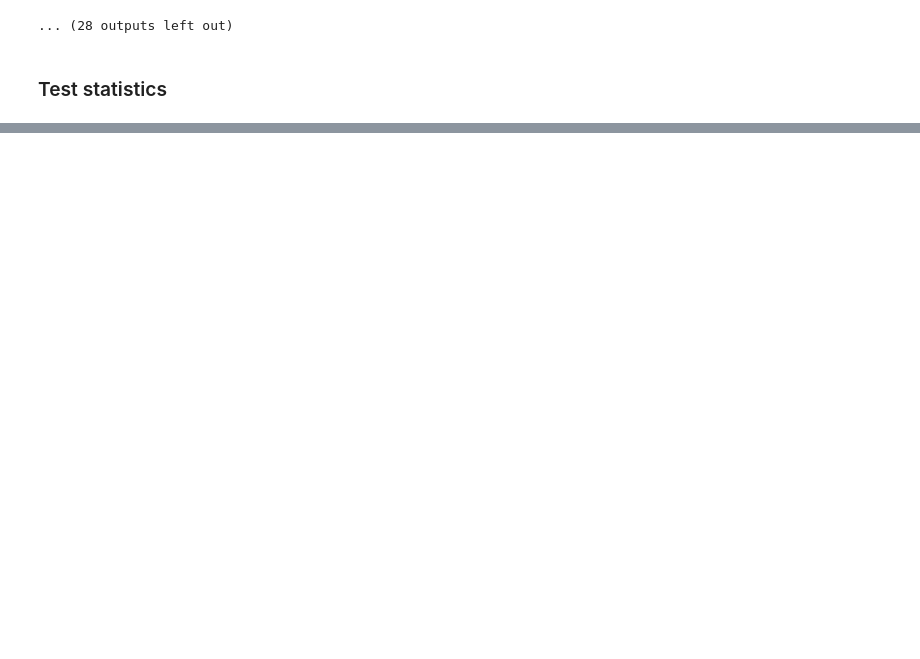
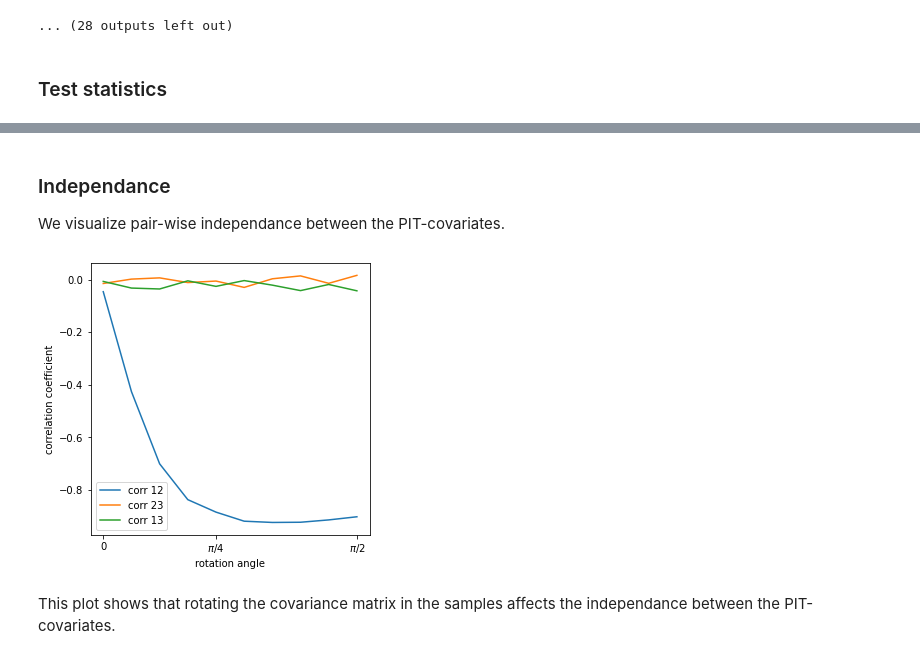
Before and after one commit to JuliaLinhart/valDiags_flows, a Jupyter notebook: MultiPIT_distributions_Toy.ipynb, the cells around one changed output, grey strips where cells are left out. Drawn from its saved outputs; the diff is of its cells as text; code cells hidden in the pictures; blank space fills up the shorter version.

```diff
--- a/MultiPIT_distributions_Toy.ipynb
+++ b/MultiPIT_distributions_Toy.ipynb
@@ -481,0 +489,31 @@ plt.show()
+# %% [markdown]
+### Independance
+We visualize pair-wise independance between the PIT-covariates.
+# %%
+corr_12 = []
+corr_23 = []
+corr_13 = []
+for k in range(len(angles)):
+    samples_false = torch.FloatTensor(false_mvns_list[k].rvs(cal_size))
+    pit_eval = {
+        'P_1':norm.cdf(maf._transform(samples_false)[0][:, 0].detach().numpy()),
+        'P_2':norm.cdf(maf._transform(samples_false)[0][:, 1].detach().numpy()),
+        'P_3':norm.cdf(maf._transform(samples_false)[0][:, 2].detach().numpy()),
+    }
+    df = pd.DataFrame(pit_eval)
+    corr_12.append(df.corr()['P_1'][1])
+    corr_23.append(df.corr()['P_2'][2])
+    corr_13.append(df.corr()['P_1'][2])
+
+plt.plot(corr_12, label = 'corr 12')
+plt.plot(corr_23, label = 'corr 23')
+plt.plot(corr_13, label = 'corr 13')
+plt.legend()
+plt.xticks([0,4,9],labels=['0',r'$\pi/4$',r'$\pi/2$'])
+plt.xlabel('rotation angle')
+plt.ylabel('correlation coefficient')
+plt.show()
+# %% [output]
+[figure, added]
+# %% [markdown]
+This plot shows that rotating the covariance matrix in the samples affects the independance between the PIT-covariates.
```
Also changed, not shown: parts of 10 cells of this notebook, 1 other file.
